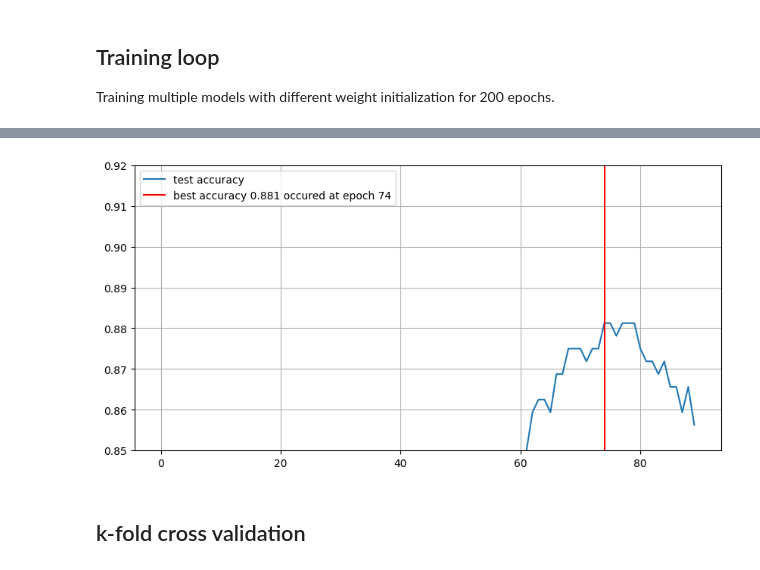
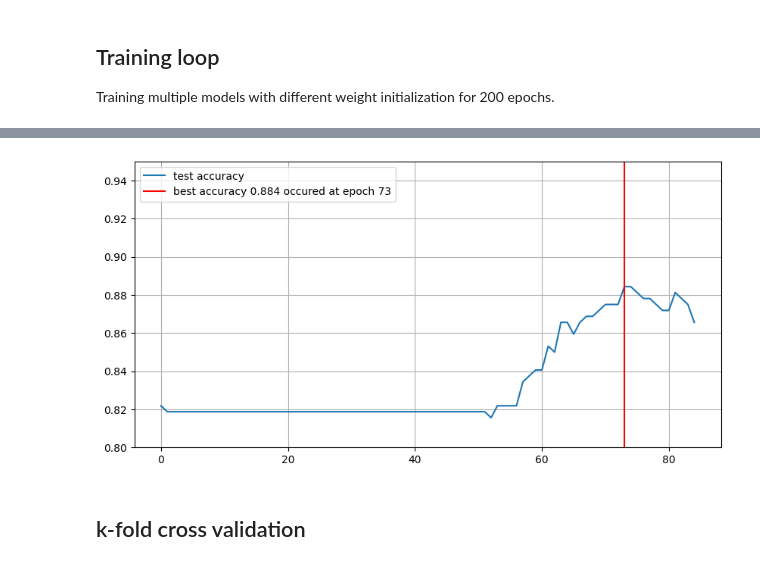
Before and after one commit to SunAndClouds/SML-Project, a Jupyter notebook: Algorithms/DNN.ipynb, the cells around one changed output, grey strips where cells are left out. Cells and saved outputs as stored; diff of their text form; code cells hidden in the pictures.

```diff
--- a/Algorithms/DNN.ipynb
+++ b/Algorithms/DNN.ipynb
@@ -162,11 +148,11 @@ class Transformer(nn.Module):
 With batch normalization and residual connection.
 # %%
 class Linear(nn.Module):
-    def __init__(self, input_size, output_size, seed=0, bias=True):
+    def __init__(self, input_size, output_size, seed=0, bias=True, dtype=torch.float32):
         super().__init__()
         torch.manual_seed(seed)
-        self.weight = nn.Parameter(torch.randn(input_size, output_size) / (input_size + output_size))
-        self.bias = nn.Parameter(torch.zeros(output_size)) if bias else None
+        self.weight = nn.Parameter(torch.randn(input_size, output_size, dtype=dtype) / (input_size + output_size))
+        self.bias = nn.Parameter(torch.zeros(output_size, dtype=dtype)) if bias else None
 
     def forward(self, x):
         if self.bias is None:
@@ -174,11 +160,12 @@ class Linear(nn.Module):
         return x @ self.weight + self.bias
 
 class DNN(nn.Module):
-    def __init__(self, hidden_size, input_size, layers=2, seed=0):
+    def __init__(self, hidden_size, input_size, layers=2, seed=0, submodule=False):
         super().__init__()
 
         self.hidden_size = hidden_size
         self.input_size = input_size
+        self.submodule = submodule
 
         self.activation = nn.ReLU()
         self.input_layer = Linear(input_size, hidden_size, seed=seed)
@@ -203,61 +190,52 @@ class DNN(nn.Module):
             x = batch_norm(x)
             x = self.activation(x + residual)
 
-        x = self.output_layer(x)
-        x = torch.sigmoid(x)
+        if not self.submodule:
+            x = self.output_layer(x)
+            x = torch.sigmoid(x)
         return x
 # %% [markdown]
 ## Training loop
 Training multiple models with different weight initialization for 200 epochs.
 # %%
-epochs = 90
+epochs = 84+1
 metric = lambda prediction, label: (prediction.round() == label).numpy().mean()
 loss_fn = torch.nn.BCELoss()
-ensembles = []
-top_estimators = []
-n_ensembles = 1
 
-for n in range(n_ensembles):
-    model = DNN(17, X_train.shape[-1], 2, seed=n)
-    optimizer = torch.optim.Adam(model.parameters(), lr=1e-3)
+model = DNN(17, X_train.shape[-1], 2)
+optimizer = torch.optim.Adam(model.parameters(), lr=1e-3)
 
-    train_loss_history = []
-    test_loss_history = []
-    test_metric_history = []
-    optimal_models = []
+train_loss_history = []
+test_loss_history = []
+test_metric_history = []
 
-    for epoch in tqdm(range(epochs)):
-        optimizer.zero_grad()
-        model.train()
-        y_pred = model(X_train)
-        loss = loss_fn(y_pred, y_train)
+for epoch in tqdm(range(epochs)):
+    optimizer.zero_grad()
+    model.train()
+    y_pred = model(X_train)
+    loss = loss_fn(y_pred, y_train)
+    loss.backward()
+    optimizer.step()
 
-        model.eval()
-        with torch.no_grad():
-            y_pred_test = model(X_test)
-            test_loss = loss_fn(y_pred_test, y_test)
-            test_loss_history.append(test_loss.item())
-            accuracy = metric(y_pred_test, y_test)
-            test_metric_history.append(accuracy)
-            optimal_models.append(model.state_dict())
+    model.eval()
+    train_loss_history.append(loss.item())
+    with torch.no_grad():
+        y_pred_test = model(X_test)
+        test_loss = loss_fn(y_pred_test, y_test)
+        test_loss_history.append(test_loss.item())
+        accuracy = metric(y_pred_test, y_test)
+        if len(test_metric_history) > 0 and accuracy > max(test_metric_history):
+            optimal_epoch = epoch
+        test_metric_history.append(accuracy)
 
-        train_loss_history.append(loss.item())
-        loss.backward()
-        optimizer.step()
 
-    optimal_epoch = np.argmax(test_metric_history) # Choosing the epoch with the highest accuracy
-    optimal_weights = optimal_models[optimal_epoch] # Choosing the model with highest accuracy for the whole training process
-    top_estimators.append(test_metric_history[optimal_epoch]) # storing the highest accuracy
-    ensembles.append(optimal_weights) # storing the optimal weights
-    print(top_estimators[-1], n)
-
-    plt.figure(figsize=(10, 5), dpi=100)
-    plt.plot(test_metric_history, label="test accuracy")
-    plt.axvline(
-        optimal_epoch,
-        color="red",
-        label=f"best accuracy {test_metric_history[optimal_epoch]:.3f} occured at epoch {optimal_epoch}")
-    plt.ylim(0.85, 0.92)
-    plt.legend(), plt.grid()
-    plt.show()
+plt.figure(figsize=(10, 5), dpi=100)
+plt.plot(test_metric_history, label="test accuracy")
+plt.axvline(
+    optimal_epoch,
+    color="red",
+    label=f"best accuracy {test_metric_history[optimal_epoch]:.3f} occured at epoch {optimal_epoch}")
+plt.ylim(0.8, 0.95)
+plt.legend(), plt.grid()
+plt.show()
 # %% [output]
@@ -265,4 +242,4 @@ for n in range(n_ensembles):
-[figure, old version]
+[figure, new version]
 # %% [markdown]
 ## k-fold cross validation
 # %%
```
Also changed, not shown: parts of 8 cells of this notebook, 1 other file.
